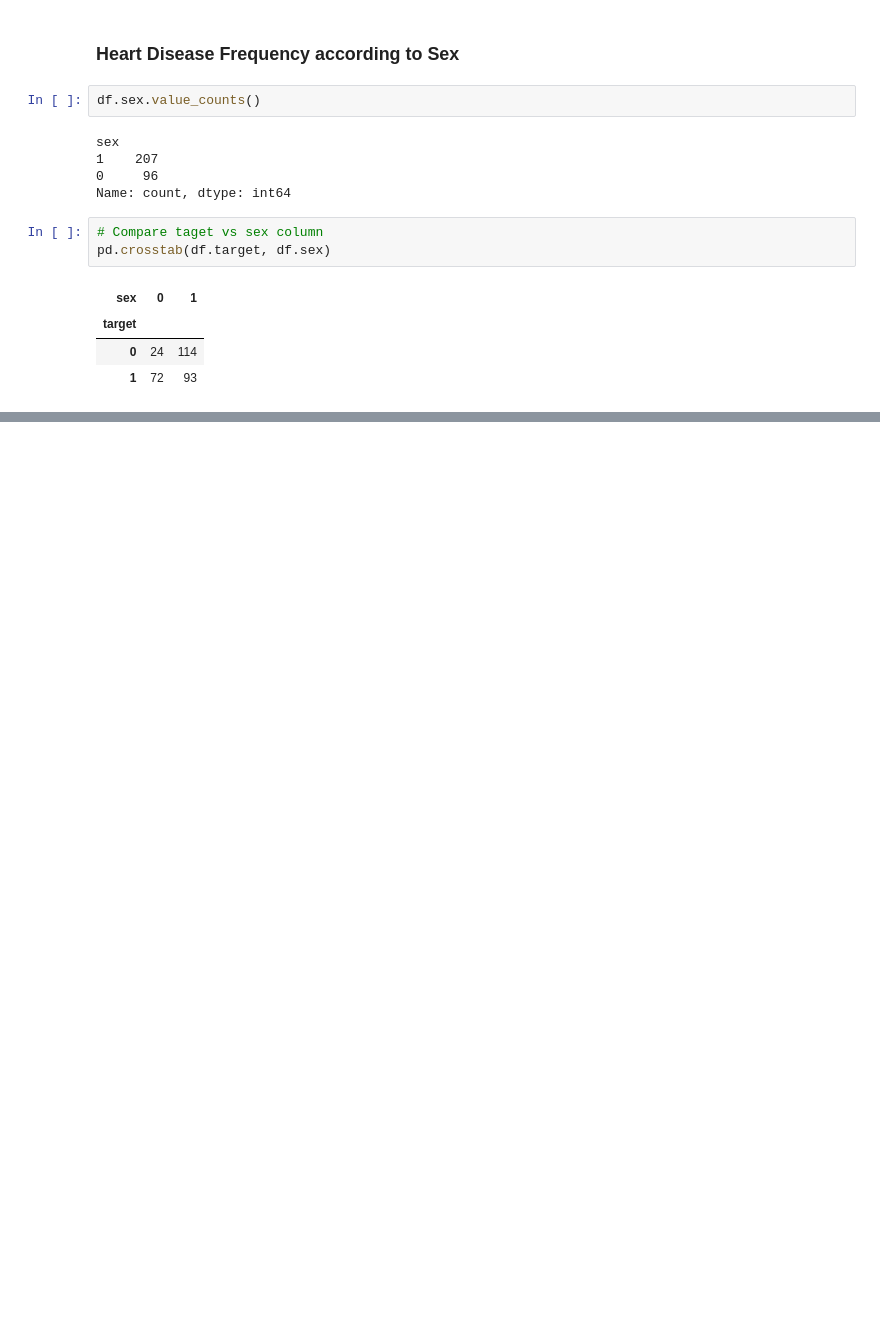
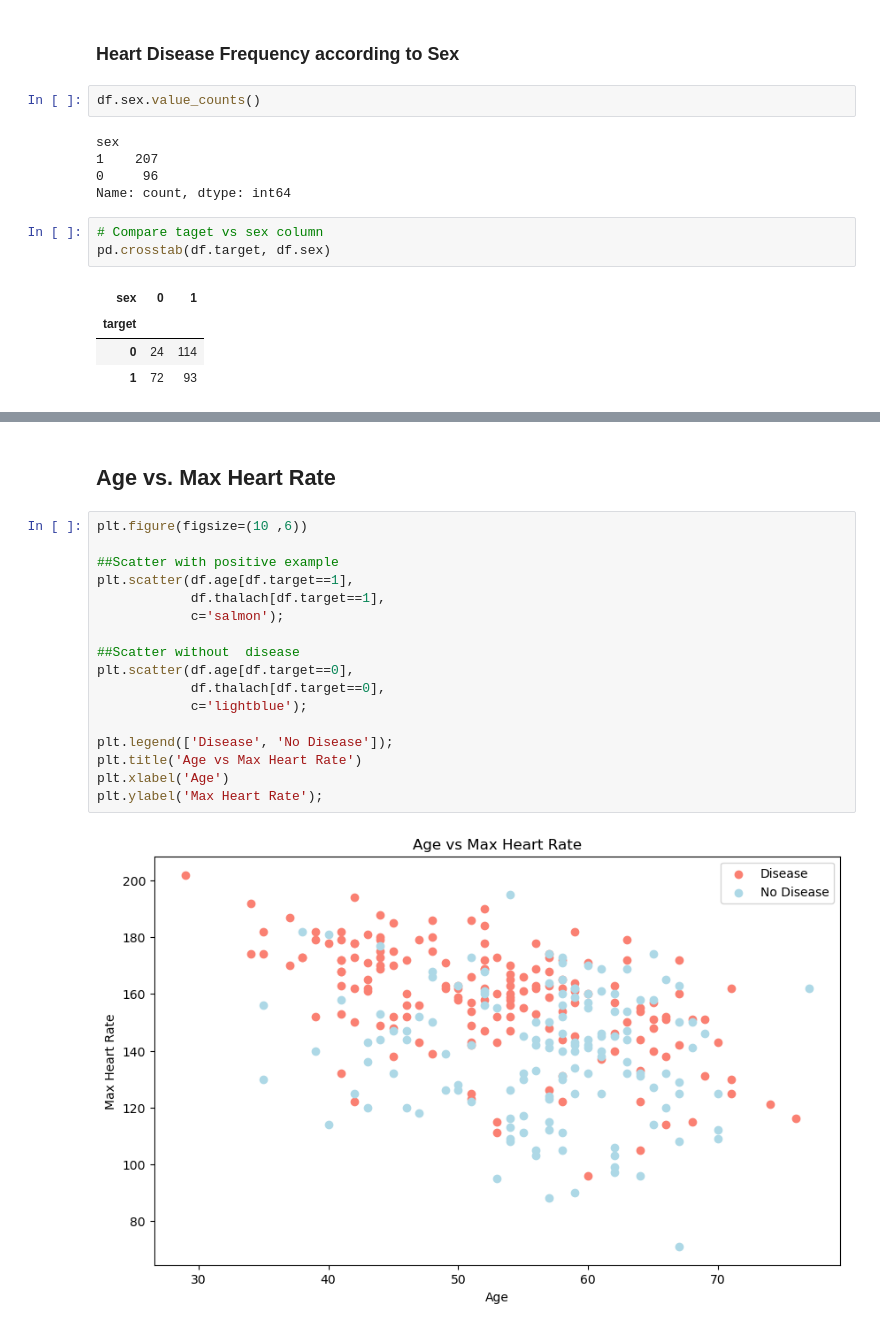
Before and after one commit to dnhan1707/heart_disease_prediction_proj, a Jupyter notebook: heart_prediction_model.ipynb, the cells around one changed output, grey strips where cells are left out. Cells and saved outputs as stored; diff of their text form; blank space fills up the shorter version.

```diff
--- a/heart_prediction_model.ipynb
+++ b/heart_prediction_model.ipynb
@@ -227 +226,22 @@ plt.xticks(rotation=0)
 [figure]
+# %% [markdown]
+## Age vs. Max Heart Rate
+# %%
+plt.figure(figsize=(10 ,6))
+
+##Scatter with positive example
+plt.scatter(df.age[df.target==1],
+            df.thalach[df.target==1],
+            c='salmon');
+
+##Scatter without  disease
+plt.scatter(df.age[df.target==0],
+            df.thalach[df.target==0],
+            c='lightblue');
+
+plt.legend(['Disease', 'No Disease']);
+plt.title('Age vs Max Heart Rate')
+plt.xlabel('Age')
+plt.ylabel('Max Heart Rate');
+# %% [output]
+[figure, added]
```
Also changed, not shown: parts of 8 cells of this notebook.
